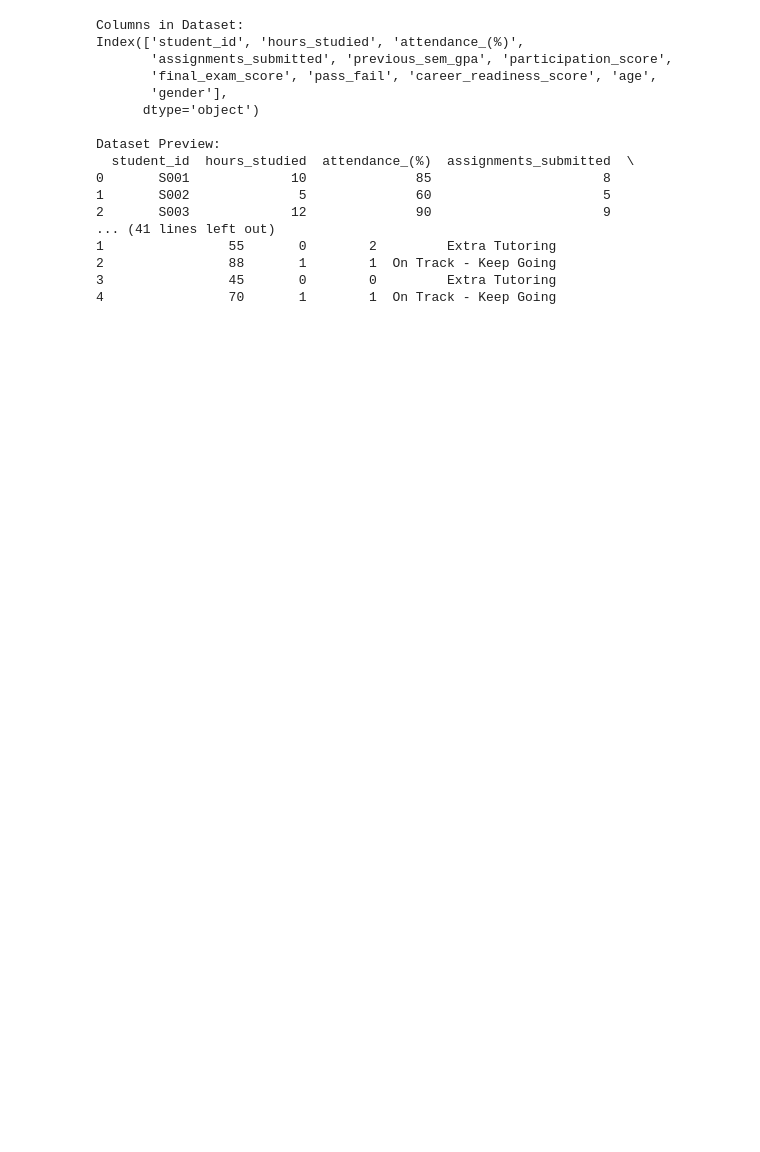
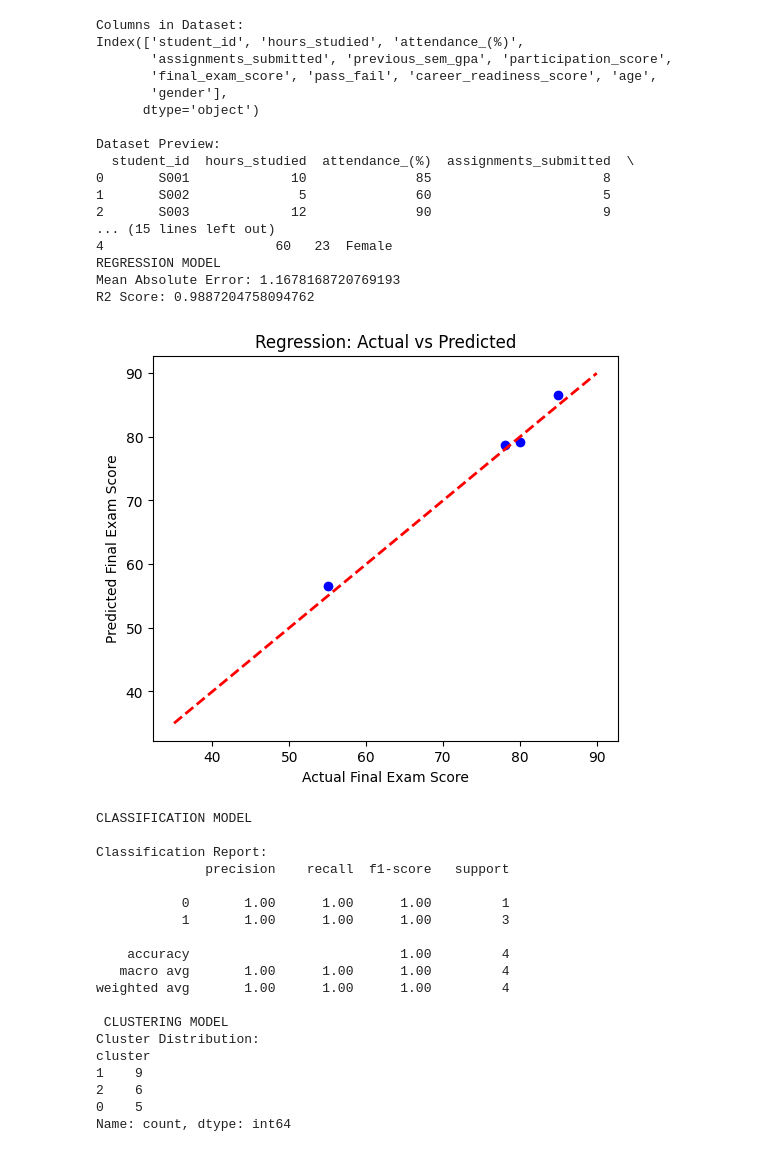
Before and after one commit to kirtisingh-001/kirtisingh-001-DataScience_Day_wise_work, a Jupyter notebook: CapstoneProject2.ipynb, the cells around one changed output. Saved outputs shown, nothing was run; the diff lists cells and outputs as text; code cells hidden in the pictures; blank space fills up the shorter version.

```diff
--- a/CapstoneProject2.ipynb
+++ b/CapstoneProject2.ipynb
@@ -9,4 +9,12 @@ Saving Student Success & Career Path  - Sheet1 (1).csv to Student Success & Care
 # %%
+#Capstone Project: Student Success & Career Path Prediction
+#Scenario
+#The university wants to analyze student performance data to:
+#Predict exam scores (Regression).
+#Classify students into “At Risk” vs. “On Track” categories (Classification).
+#Cluster students into groups with similar study habits (Clustering).
+#Recommend interventions (extra tutoring, workshops, counseling).
+
 import numpy as np
 import pandas as pd
 import matplotlib.pyplot as plt
@@ -15,7 +23,7 @@ from sklearn.preprocessing import StandardScaler
 from sklearn.linear_model import LinearRegression, LogisticRegression
 from sklearn.cluster import KMeans
 from sklearn.metrics import mean_absolute_error, r2_score, classification_report
-df = pd.read_csv("Student Success & Career Path  - Sheet1 (1).csv")
+df = pd.read_csv("Student Success & Career Path  - Sheet1 (2).csv")
 df.columns = df.columns.str.strip().str.lower().str.replace(" ", "_")
 print("Columns in Dataset:")
 print(df.columns)
@@ -33,6 +41,13 @@ reg_model.fit(X_train, y_train)
 y_pred = reg_model.predict(X_test)
 print("Mean Absolute Error:", mean_absolute_error(y_test, y_pred))
 print("R2 Score:", r2_score(y_test, y_pred))
+plt.figure(figsize=(6,5))
+plt.scatter(y_test, y_pred, color='blue')
+plt.plot([y.min(), y.max()], [y.min(), y.max()], 'r--', lw=2)
+plt.xlabel("Actual Final Exam Score")
+plt.ylabel("Predicted Final Exam Score")
+plt.title("Regression: Actual vs Predicted")
+plt.show()
 print("CLASSIFICATION MODEL")
 df["status"] = np.where(df["final_exam_score"] < 60, 0, 1)
 X_class = df[["hours_studied", "attendance_(%)", "assignments_submitted"]]
@@ -48,41 +63,70 @@ clf.fit(X_train_c, y_train_c)
 y_pred_c = clf.predict(X_test_c)
 print("\nClassification Report:")
 print(classification_report(y_test_c, y_pred_c))
+
 print(" CLUSTERING MODEL")
 scaler_cluster = StandardScaler()
 X_scaled = scaler_cluster.fit_transform(
     df[["hours_studied", "attendance_(%)", "assignments_submitted"]]
 )
 kmeans = KMeans(n_clusters=3, random_state=42, n_init=10)
 df["cluster"] = kmeans.fit_predict(X_scaled)
 print("Cluster Distribution:")
 print(df["cluster"].value_counts())
+plt.figure(figsize=(6,5))
+plt.scatter(df["hours_studied"], df["attendance_(%)"], c=df["cluster"], cmap='viridis', s=50)
+plt.xlabel("Hours Studied")
+plt.ylabel("Attendance (%)")
+plt.title("KMeans Clusters of Students")
+plt.colorbar(label="Cluster")
+plt.show()
+
 print("RECOMMENDATION SYSTEM")
 def recommend(row):
     if row["status"] == 0:
         return "Extra Tutoring"
     elif row["cluster"] == 2:
         return "Time Management Workshop"
     else:
         return "On Track - Keep Going"
 df["recommendation"] = df.apply(recommend, axis=1)
 print(df[["final_exam_score", "status", "cluster", "recommendation"]].head())
 df.to_csv("final_student_analysis.csv", index=False)
 # %% [output]
 Columns in Dataset:
 Index(['student_id', 'hours_studied', 'attendance_(%)',
        'assignments_submitted', 'previous_sem_gpa', 'participation_score',
        'final_exam_score', 'pass_fail', 'career_readiness_score', 'age',
        'gender'],
       dtype='object')
 
 Dataset Preview:
   student_id  hours_studied  attendance_(%)  assignments_submitted  \
 0       S001             10              85                      8
 1       S002              5              60                      5
 2       S003             12              90                      9
-... (41 lines left out)
-1                55       0        2         Extra Tutoring
-2                88       1        1  On Track - Keep Going
-3                45       0        0         Extra Tutoring
-4                70       1        1  On Track - Keep Going
+... (15 lines left out)
+4                      60   23  Female
+REGRESSION MODEL
+Mean Absolute Error: 1.1678168720769193
+R2 Score: 0.9887204758094762
+[figure, added]
+CLASSIFICATION MODEL
+
+Classification Report:
+              precision    recall  f1-score   support
+
+           0       1.00      1.00      1.00         1
+           1       1.00      1.00      1.00         3
+
+    accuracy                           1.00         4
+   macro avg       1.00      1.00      1.00         4
+weighted avg       1.00      1.00      1.00         4
+
+ CLUSTERING MODEL
+Cluster Distribution:
+cluster
+1    9
+2    6
+0    5
+Name: count, dtype: int64
```
Also changed, not shown: parts of 2 cells of this notebook.
